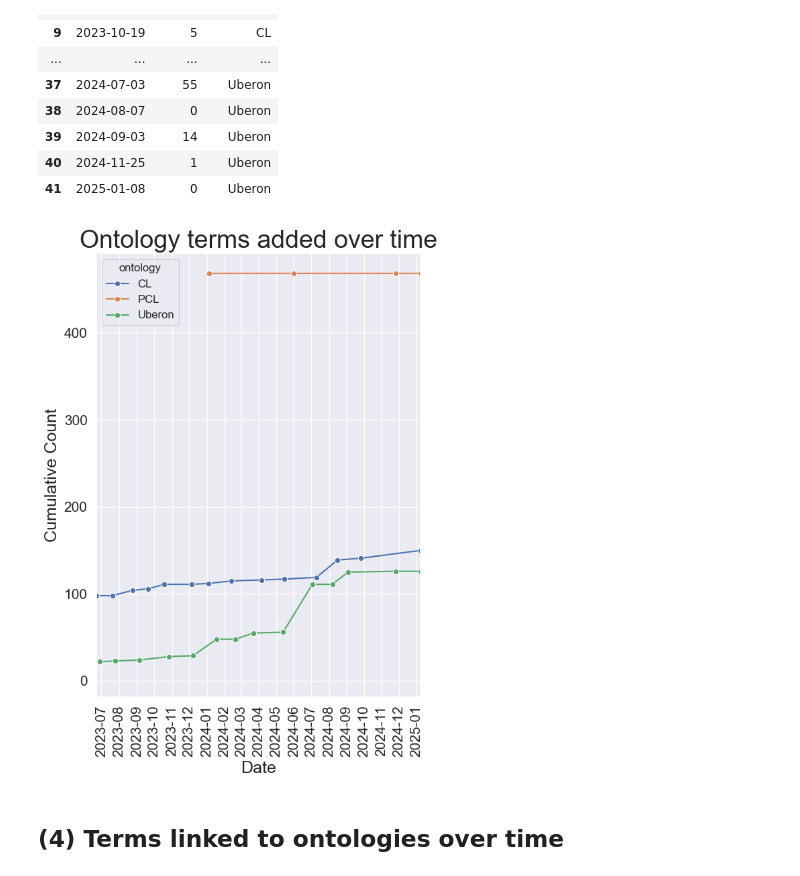
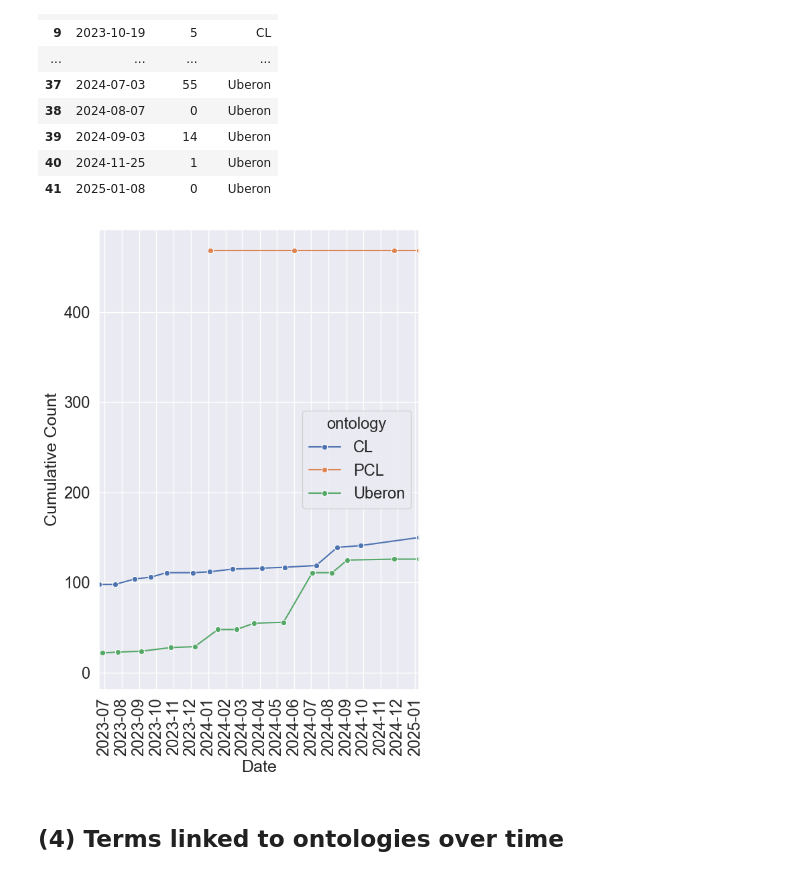
Before and after one commit to cns-iu/hra-kg-supporting-information, a Jupyter notebook: notebooks/hra-kg-technical-validation.ipynb, the cells around one changed output. Drawn from its saved outputs; the diff is of its cells as text; code cells hidden in the pictures.

```diff
--- a/notebooks/hra-kg-technical-validation.ipynb
+++ b/notebooks/hra-kg-technical-validation.ipynb
@@ -43,9 +41,10 @@ sns.set_theme(rc={'figure.figsize': (11,7)})
 plt.rcParams.update({
     "axes.titlesize": 27,    # Font size for plot titles
     "axes.labelsize": 18,    # Font size for x and y labels
-    "xtick.labelsize": 15,   # Font size for x-axis tick labels
-    "ytick.labelsize": 15,  # Font size for y-axis tick labels
-    "legend.fontsize": 12
+    "xtick.labelsize": 17,   # Font size for x-axis tick labels
+    "ytick.labelsize": 17,  # Font size for y-axis tick labels
+    "legend.fontsize": 17,
+    "legend.title_fontsize":17
 })
 # %% [markdown]
 ## Growth of Uberon and CL over time from other sources
@@ -321,35 +327,40 @@ g = sns.lineplot(
     y='cumulative_count',
     hue='ontology',
     marker='o'
 )
 
 # Customize the plot
-plt.title('Ontology terms added over time')
 plt.xlabel('Date')
 plt.ylabel('Cumulative Count')
 
 # Set monthly ticks
 ax = plt.gca()  # get current axis
 # set ticks to appear at start of each month
 ax.xaxis.set_major_locator(MonthLocator())
 ax.xaxis.set_major_formatter(DateFormatter('%Y-%m'))  # format as YYYY-MM
+
+# Get axes
+ax = plt.gca()
+
+# Make sure all minor ticks are visible
+ax.tick_params(which='both', direction='out', length=6)
 
 # Rotate x-axis labels for better readability
 plt.xticks(rotation=90)
 
 # Set the x-axis limits
 filtered_data = ontology_terms_added.dropna()[ontology_terms_added['date'] >= "2023-06"]
 plt.xlim(filtered_data["date"].min(), filtered_data["date"].max())
 
 # adjust figure size
 g.figure.set_size_inches(6, 8.5)
 
 # Adjust layout to prevent label cutoff
 plt.tight_layout()
 
 plt.show()
 # %% [output]
-[figure, old version]
+[figure, new version]
 # %% [markdown]
 ## (4) Terms linked to ontologies over time
 # %% [markdown]
```
Also changed, not shown: parts of 8 cells of this notebook.
